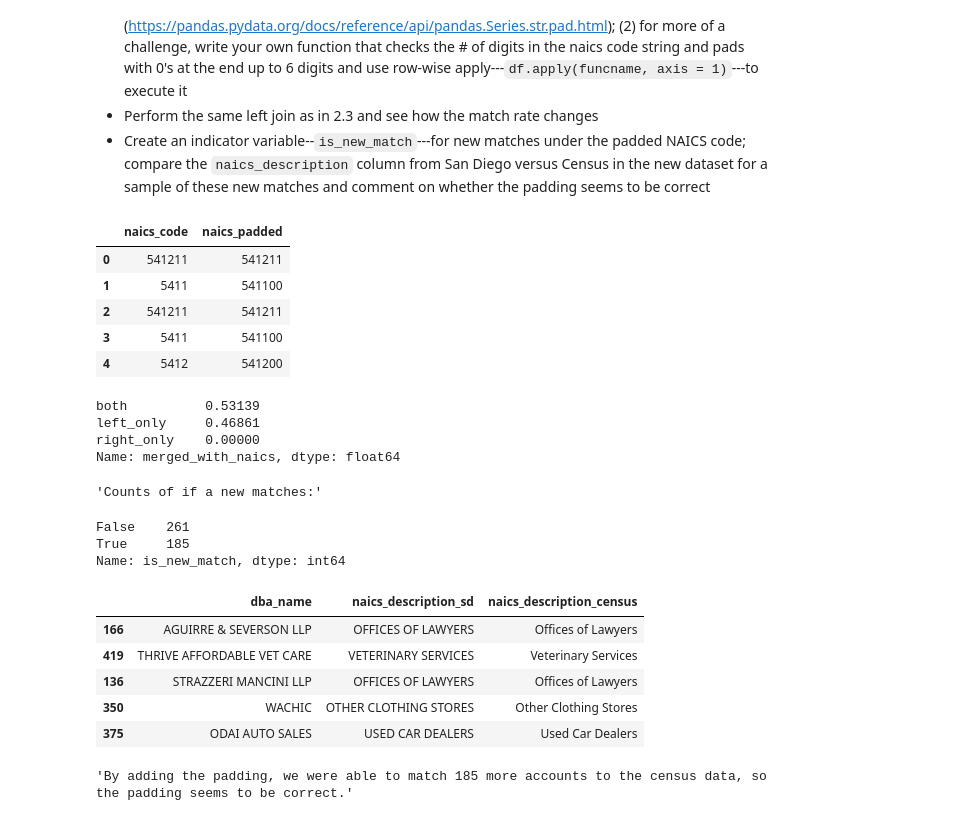
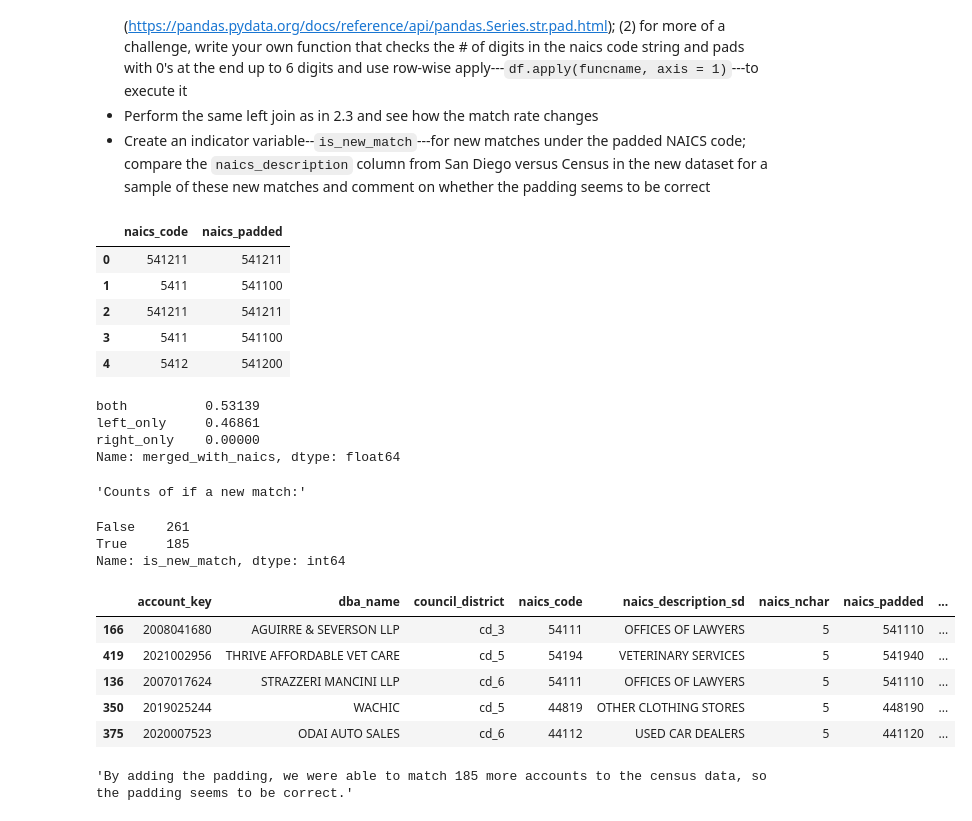
Before and after one commit to alexcraig043/qss-20, a Jupyter notebook: activities/03_reshaping_merging_f0055yb.ipynb, the cells around one changed output. Cells and saved outputs as stored; diff of their text form; code cells hidden in the pictures.

```diff
--- a/activities/03_reshaping_merging_f0055yb.ipynb
+++ b/activities/03_reshaping_merging_f0055yb.ipynb
@@ -207,7 +204,7 @@ Name: merged_with_naics, dtype: float64
 - Using the left-joined dataframe created in previous step, create a boolean indicator---`is_lost` if the merge indicator is equal to "left_only"
 - Group by `council_district` and use the shortcut of taking the mean of a True/False indicator to find the proportions in order to find the proportion lost in the merge (so in the left join, ones that failed to match to `naics_df`) by council_district
 # %%
-sd_naics_left["is_lost"] = sd_naics_left["merged_with_naics"] == "left_only"
+sd_naics_left["is_lost"] = np.where(sd_naics_left["merged_with_naics"] == "left_only", True, False)
 sd_naics_left["is_lost"].value_counts()
 
 sd_naics_left.groupby("council_district").agg({"is_lost": "mean", "account_key": "nunique"}).rename(columns = {"is_lost": "pct_not_lost", "account_key": "num_account_key"}).reset_index()
@@ -238,39 +235,38 @@ You wonder if this is an issue where 0's in some of the SD's data naics codes go
 # %%
 sd_df["naics_padded"] = sd_df["naics_code"].str.ljust(6, "0")
 # From solution: sd_df.naics_code.str.pad(width = 6, side = "right", fillchar = "0")
 sd_df[['naics_code', 'naics_padded']].head()
 
 sd_naics_left_padded = pd.merge(sd_df, naics_df, left_on = "naics_padded", right_on = "naics", how = "left", suffixes=("_sd", "_census"), indicator = "merged_with_naics")
 sd_naics_left_padded["merged_with_naics"].value_counts(normalize=True)
 
 lost_account_keys = sd_naics_left.loc[sd_naics_left["merged_with_naics"] == "left_only", "account_key"].unique()
-"Counts of if a new matches:"
 sd_naics_left_padded["is_new_match"] = np.where((sd_naics_left_padded["account_key"].isin(lost_account_keys)) & (sd_naics_left_padded["merged_with_naics"] == "both"), True, False)
+"Counts of if a new match:"
 sd_naics_left_padded["is_new_match"].value_counts()
 
-sd_naics_left_padded[sd_naics_left_padded["is_new_match"] == True][["dba_name",
-               "naics_description_sd", "naics_description_census"]].sample(5)
+sd_naics_left_padded[sd_naics_left_padded["is_new_match"] == True].sample(5)
 
 "By adding the padding, we were able to match 185 more accounts to the census data, so the padding seems to be correct."
 # %% [output]
 |  | naics_code | naics_padded |
 | 0 | 541211 | 541211 |
 | 1 | 5411 | 541100 |
 | 2 | 541211 | 541211 |
 | 3 | 5411 | 541100 |
 | 4 | 5412 | 541200 |
 both          0.53139
 left_only     0.46861
 right_only    0.00000
 Name: merged_with_naics, dtype: float64
-'Counts of if a new matches:'
+'Counts of if a new match:'
 False    261
 True     185
 Name: is_new_match, dtype: int64
-|  | dba_name | naics_description_sd | naics_description_census |
-| 166 | AGUIRRE & SEVERSON LLP | OFFICES OF LAWYERS | Offices of Lawyers |
-| 419 | THRIVE AFFORDABLE VET CARE | VETERINARY SERVICES | Veterinary Services |
-| 136 | STRAZZERI MANCINI LLP | OFFICES OF LAWYERS | Offices of Lawyers |
-| 350 | WACHIC | OTHER CLOTHING STORES | Other Clothing Stores |
-| 375 | ODAI AUTO SALES | USED CAR DEALERS | Used Car Dealers |
+|  | account_key | dba_name | council_district | naics_code | naics_description_sd | naics_nchar | naics_padded | ... |
+| 166 | 2008041680 | AGUIRRE & SEVERSON LLP | cd_3 | 54111 | OFFICES OF LAWYERS | 5 | 541110 | ... |
+| 419 | 2021002956 | THRIVE AFFORDABLE VET CARE | cd_5 | 54194 | VETERINARY SERVICES | 5 | 541940 | ... |
+| 136 | 2007017624 | STRAZZERI MANCINI LLP | cd_6 | 54111 | OFFICES OF LAWYERS | 5 | 541110 | ... |
+| 350 | 2019025244 | WACHIC | cd_5 | 44819 | OTHER CLOTHING STORES | 5 | 448190 | ... |
+| 375 | 2020007523 | ODAI AUTO SALES | cd_6 | 44112 | USED CAR DEALERS | 5 | 441120 | ... |
 'By adding the padding, we were able to match 185 more accounts to the census data, so the padding seems to be correct.'
```
Also changed, not shown: parts of 2 cells of this notebook, 7 other files.
